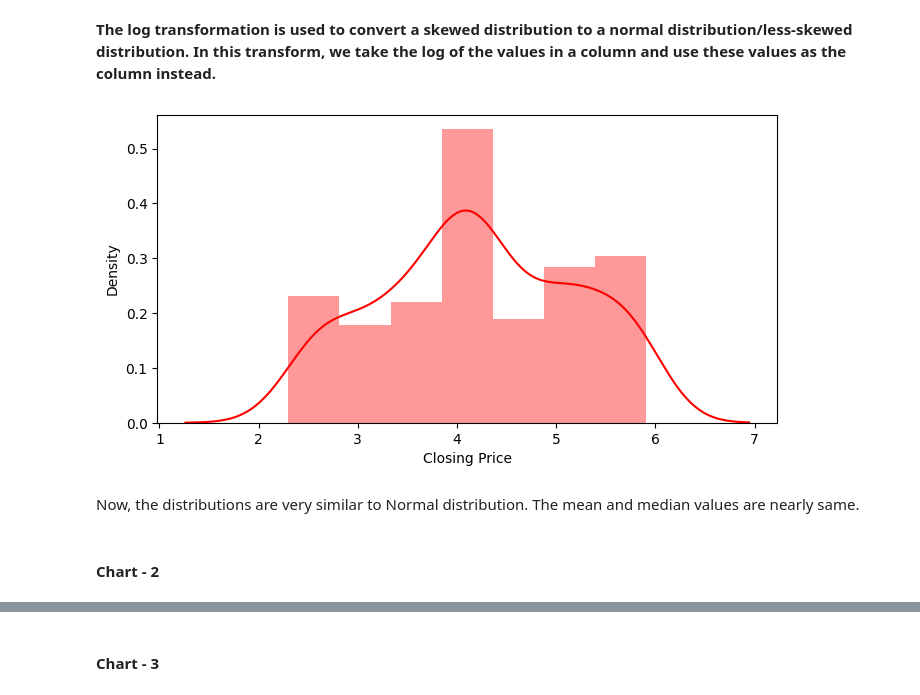
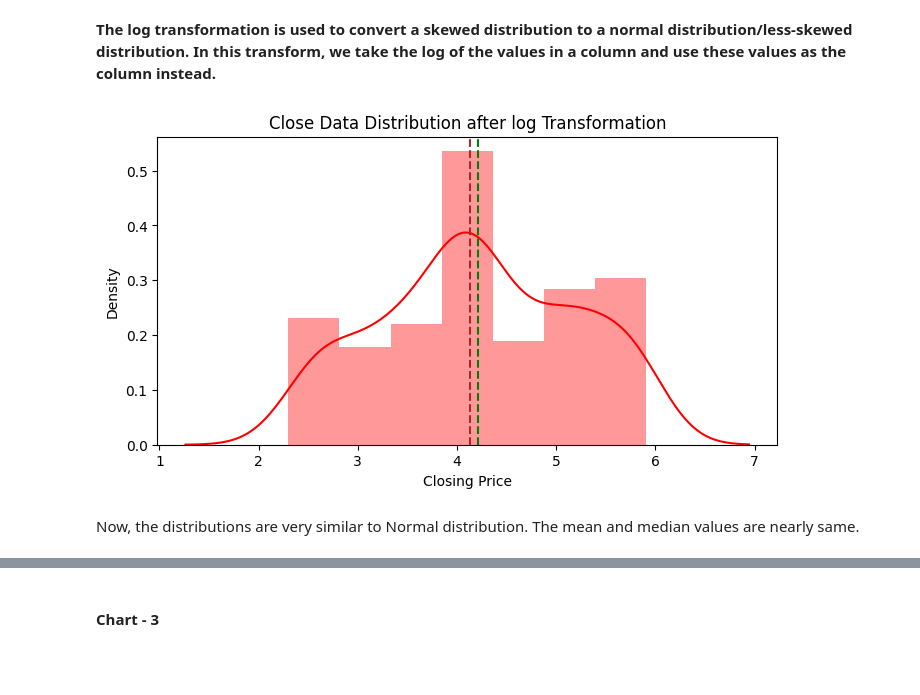
Before and after one commit to Devyani273/Regression---Yes-Bank-Stock-Closing-Price-Prediction, a Jupyter notebook: Yes_Bank_Stock_Closing_Price_Prediction.ipynb, the cells around one changed output, grey strips where cells are left out. Saved outputs shown, nothing was run; the diff lists cells and outputs as text; code cells hidden in the pictures; blank space fills up the shorter version.

```diff
--- a/Yes_Bank_Stock_Closing_Price_Prediction.ipynb
+++ b/Yes_Bank_Stock_Closing_Price_Prediction.ipynb
@@ -249,15 +271,15 @@ It's clearly visible the data is right skewed hence log transformation is needed
 # %%
 #Applying log transformation on dependent variable
 fig = plt.figure(figsize=(8,4))
-# ax = fig.gca()
-sns.distplot(np.log(df['Close']),color="r")
-# ax.axvline(df['Close'].mean(),color='cyan',linewidth=1.5,linestyle = 'dashed')
-# ax.axvline(df['Close'].median(),color='purple',linestyle='dashed',linewidth=1.5)
+ax = fig.gca()
+var = np.log(df['Close'])
+sns.distplot(var,color="r")
+ax.axvline(var.mean(),color='green',linewidth=1.5,linestyle = 'dashed')
+ax.axvline(var.median(),color='brown',linestyle='dashed',linewidth=1.5)
+plt.title('Close Data Distribution after log Transformation')
 plt.xlabel('Closing Price')
 plt.show()
 # %% [output]
-[figure, old version]
+[figure, new version]
 # %% [markdown]
 Now, the distributions are very similar to Normal distribution. The mean and median values are nearly same.
-# %% [markdown]
-#### Chart - 2
```
Also changed, not shown: parts of 37 cells of this notebook.
